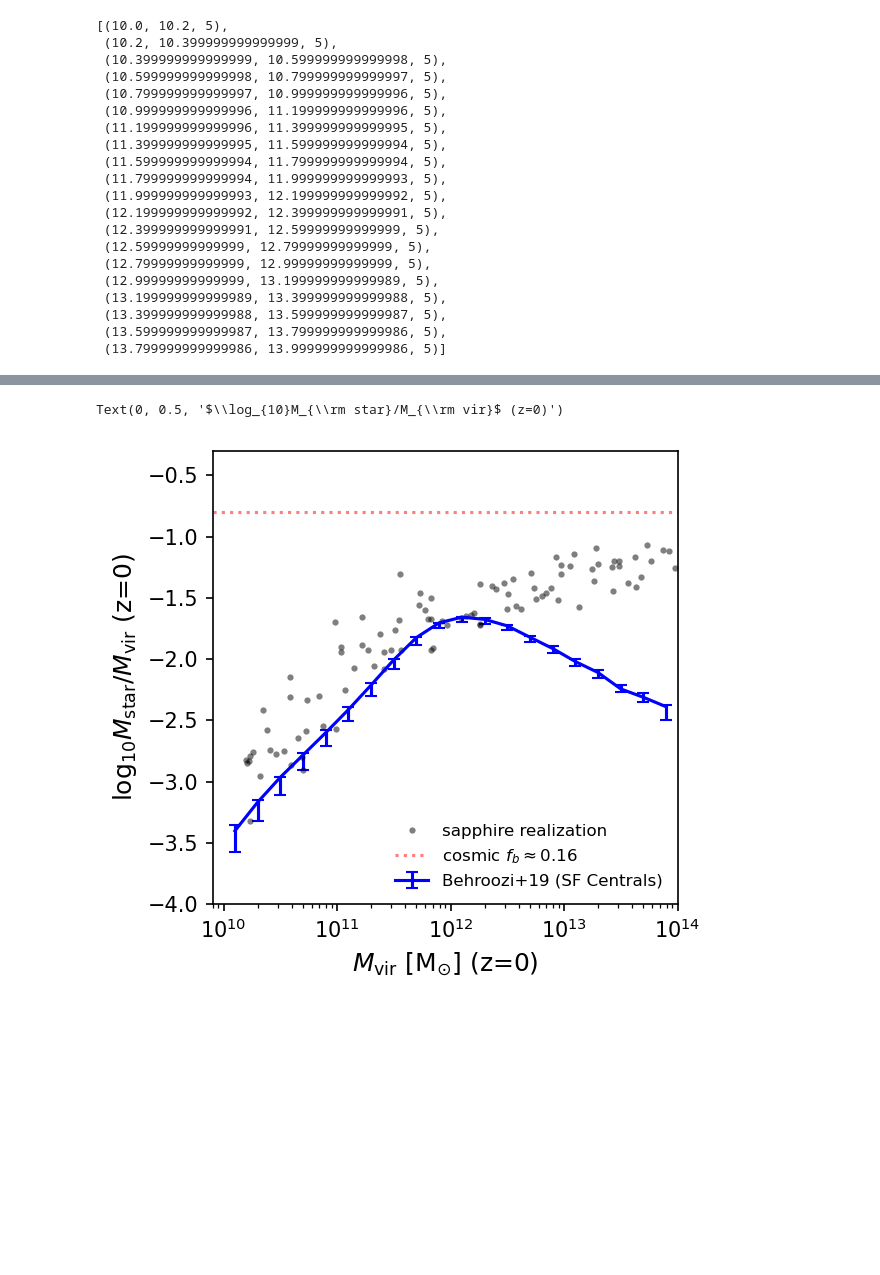
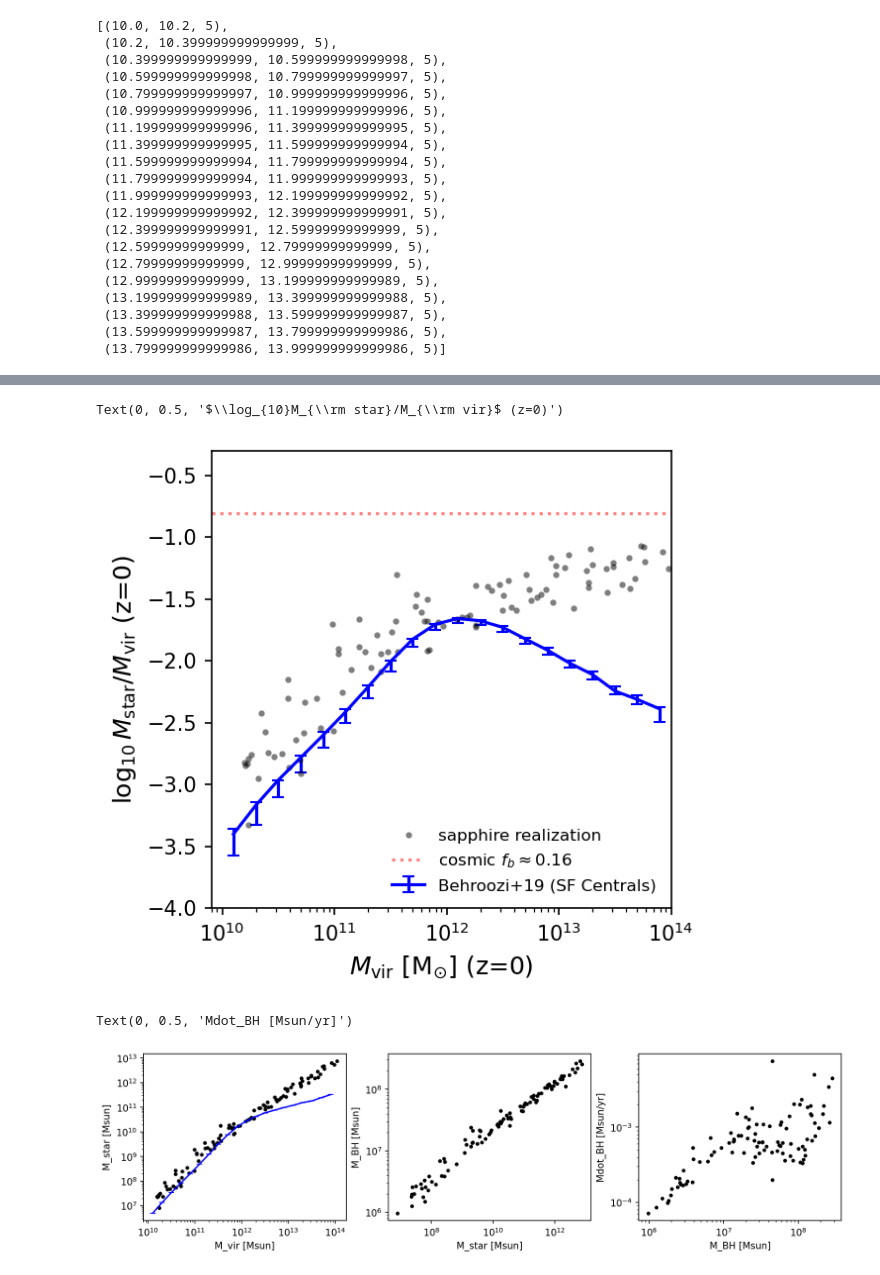
Before and after one commit to virajpandya/sapphire, a Jupyter notebook: demo/demo_AGN.ipynb, the cells around one changed output, grey strips where cells are left out. Drawn from its saved outputs; the diff is of its cells as text; code cells hidden in the pictures; blank space fills up the shorter version.

Commit message:
port sophie's accretion model to source code

```diff
--- a/demo/demo_AGN.ipynb
+++ b/demo/demo_AGN.ipynb
@@ -11,7 +11,7 @@ Soon there will be:
 # %%
 %matplotlib inline
 import sys
-sys.path.insert(0, '/mnt/ceph/users/skoudmani/JAXProj/sapphire/')
+# sys.path.insert(0, '/mnt/ceph/users/skoudmani/JAXProj/sapphire/')
 import numpy as np
 import matplotlib.pyplot as plt
 from timeit import default_timer as timer
@@ -23,5 +23,11 @@ import importlib
 
 import sapphire
 
+import multiprocess
+print(multiprocess.cpu_count())
+
+from astropy import units as u
+s_to_yr = u.s.to('yr')
+
 importlib.reload(sapphire)
 # %% [output]
@@ -71,7 +78,7 @@ parameters = {'output_path':'/mnt/ceph/users/skoudmani/JAXProj/outputs/', # path
               ### runtime-related related parameters (you only need to vary tree_path)
 
               'tree_type':'tng_sapphire', # type of merger trees / MAHs -- this determines what read_trees module gets loaded
-              'tree_path':'/mnt/ceph/users/skoudmani/JAXProj/sapphire/data/tng_trees_compactified_20subvolumes.npz', # either a directory containing tree files or path to single tree file itself
+              'tree_path':'/mnt/ceph/users/vpandya/sapphire/data/tng_trees_compactified_20subvolumes.npz', # either a directory containing tree files or path to single tree file itself
               'halo_names':[], # optional for certain simulations -- list of halo names/IDs to process (default=empty=process all trees for given tree_type and tree_dir)
               'subvolumes':None, # for testing speed purposes, only work with trees from a single TNG subvolume
               'num_readers':5, # irrelevant for tree_type='tng_sapphire'
@@ -86,7 +93,7 @@ parameters = {'output_path':'/mnt/ceph/users/skoudmani/JAXProj/outputs/', # path
 
               ### fixed physical model parameters (this just sets the overall physical model and associated fixed parameters)
 
-              'physical_model':'thermal_general', # name of physical model (and associated free parameter functional forms)
+              'physical_model':'thermal_general_AGN', # name of physical model (and associated free parameter functional forms)
               'coolfunc':'wiersma09', # which cooling function to use (wiersma09, sd93, ploeckinger20)
               'alpha_n':-3/2., # slope of CGM density power law
               'alpha_T':0.0, # slope of CGM temperature power law
@@ -116,7 +123,9 @@ parameters = {'output_path':'/mnt/ceph/users/skoudmani/JAXProj/outputs/', # path
               'etaZ_A':0.5, # [prior range: 0.01 to 1]
               'etaZ_alpha0':0.0, # [prior range: -2 to 2]
               'etaZ_alphaz':0.0, # this can be fixed to 0 [prior range: -2 to 2]
-              'etaZ_beta':0.0} # this can be fixed to 0 [prior range: -2 to 2]
+              'etaZ_beta':0.0,# this can be fixed to 0 [prior range: -2 to 2]
+              'f_bh':1.0e-4,
+              'kappa_bh':1.0e-3}
 # %%
 tstart = timer()
 df_results = sapphire.run(parameters) # this is the only line you need, I just enclosed it in a timer for benchmarking
@@ -151,6 +160,8 @@ df_results
 
 z0_Mvir = np.array([df_results.iloc[irow]['Mvir'][-1] for irow in range(len(df_results))])
 z0_Mstar = np.array([df_results.iloc[irow]['M_star'][-1] for irow in range(len(df_results))])
+z0_Mbh = np.array([df_results.iloc[irow]['M_BH'][-1] for irow in range(len(df_results))])
+z0_Mdotbh = np.array([df_results.iloc[irow]['Mbh_dot'][-1] for irow in range(len(df_results))])
 # %%
 # overplot the z=0 SMHM relation of this model vs the Behroozi SMHM relation for centrals at z=0
 
@@ -183,4 +194,22 @@ ax.set_ylabel(r'$\log_{10}M_{\rm star}/M_{\rm vir}$ (z=0)',fontsize=12)
 #### Other observable constraints can also be folded in
 # %% [output]
 Text(0, 0.5, '$\\log_{10}M_{\\rm star}/M_{\\rm vir}$ (z=0)')
-[figure, old version]
+[figure, new version]
+# %%
+fig, axes = plt.subplots(nrows=1,ncols=3,figsize=(11,3),dpi=150,constrained_layout=True)
+
+axes[0].loglog(z0_Mvir,z0_Mstar,'k.')
+axes[0].errorbar(10**tum['HM(0)'],10**tum['HM(0)']*10**tum['Med_Cen_SF(7)'],yerr=[np.abs(tum['Err-(9)']),np.abs(tum['Err+(8)'])],fmt='b-',capsize=3,label='Behroozi+19 (SF Centrals)')
+axes[0].set_xlabel('M_vir [Msun]')
+axes[0].set_ylabel('M_star [Msun]')
+
+axes[1].loglog(z0_Mstar,z0_Mbh,'k.')
+axes[1].set_xlabel('M_star [Msun]')
+axes[1].set_ylabel('M_BH [Msun]')
+
+axes[2].loglog(z0_Mbh,z0_Mdotbh/s_to_yr,'k.')
+axes[2].set_xlabel('M_BH [Msun]')
+axes[2].set_ylabel('Mdot_BH [Msun/yr]')
+# %% [output]
+Text(0, 0.5, 'Mdot_BH [Msun/yr]')
+[figure, added]
```
Also changed, not shown: parts of 3 cells of this notebook, 6 other files.
